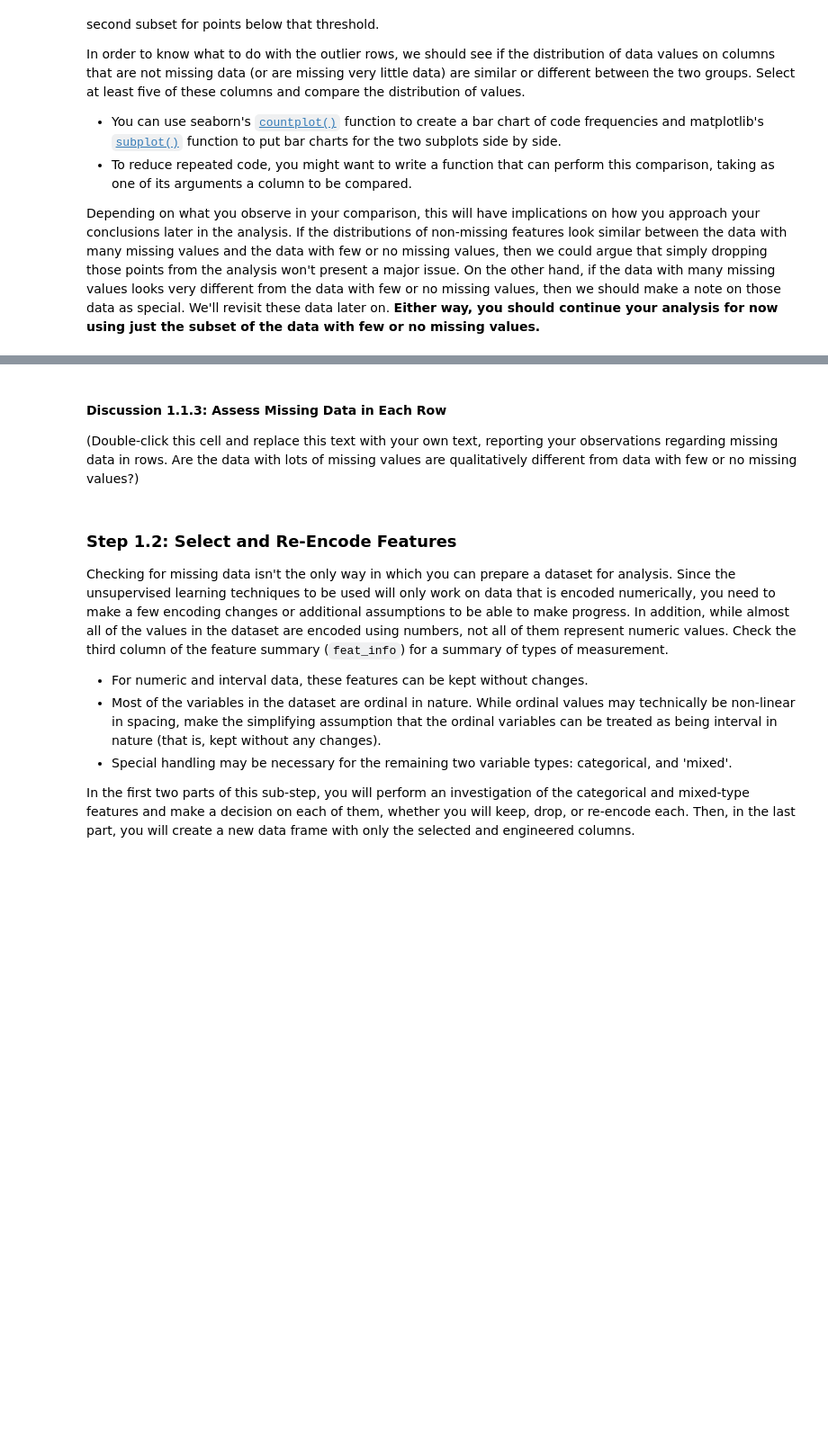
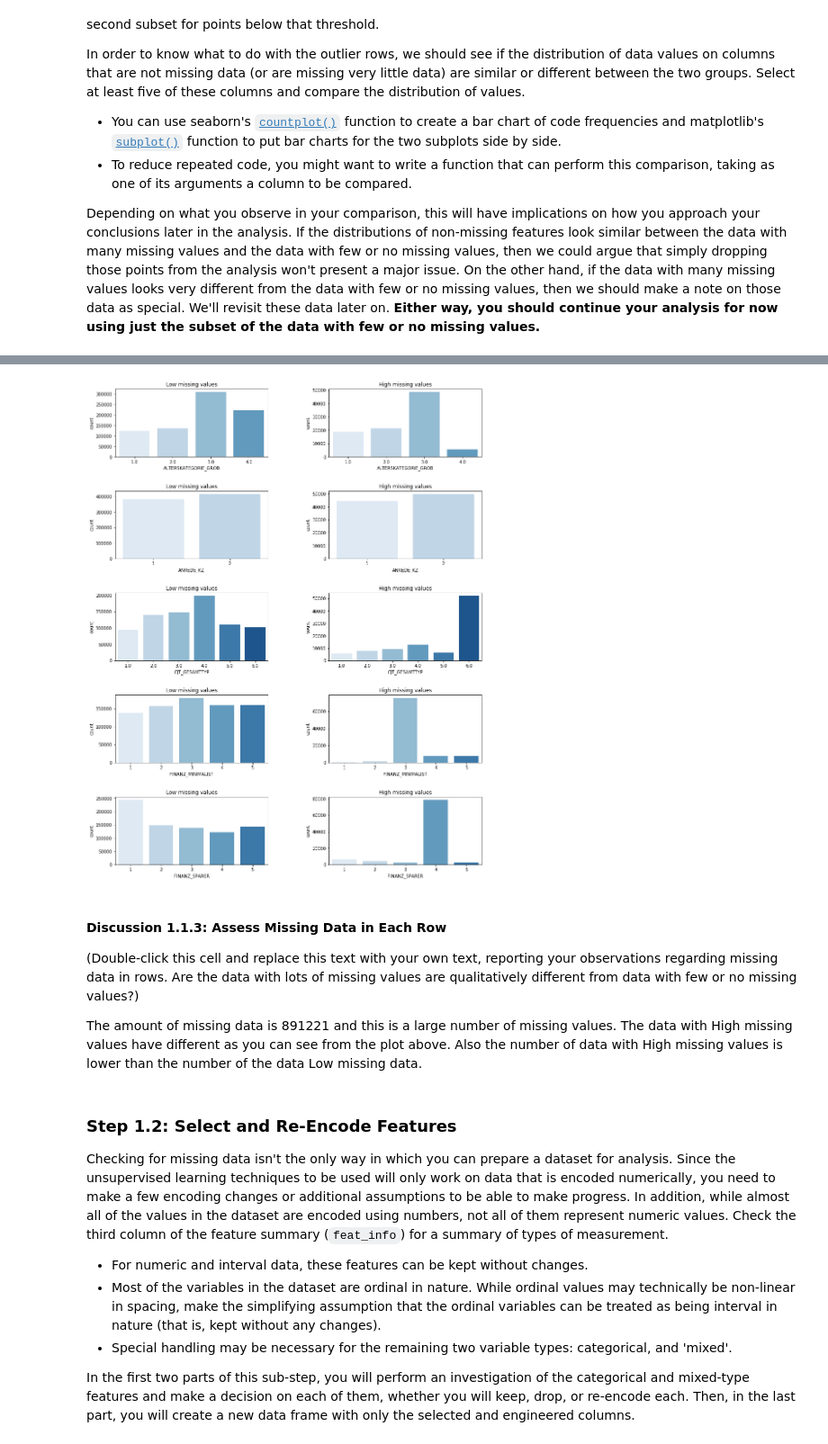
Before and after one commit to AhmedAlsudairi/Identify-Customer-Segments, a Jupyter notebook: Identify_Customer_Segments.ipynb, the cells around one changed output, grey strips where cells are left out. Shown: that part at 90% size. Drawn from its saved outputs; the diff is of its cells as text; code cells hidden in the pictures; blank space fills up the shorter version.

Commit message:
finishing the ananalysis of the data

```diff
--- a/Identify_Customer_Segments.ipynb
+++ b/Identify_Customer_Segments.ipynb
@@ -212,3 +244,6 @@ Depending on what you observe in your comparison, this will have implications on
 # %%
 # Write code to divide the data into two subsets based on the number of missing
 # values in each row.
+
+azdias_low_missing_values = azdias[missing_row<20]
+azdias_high_missing_values = azdias[missing_row>=20]
@@ -218,7 +250,29 @@ Depending on what you observe in your comparison, this will have implications on
+# %%
+# Compare the distribution of values for at least five columns where there are
+# no or few missing values, between the two subsets.
+
+def plot_comparetion(low_missing_values,high_missing_values):
+    figure, axs = plt.subplots(nrows=len(azdias.columns[0:5]), ncols=2, figsize = (15,20))
+    figure.subplots_adjust(hspace = 0.5, wspace=.4)
+    row = 0
+    for column_index in azdias.columns[0:5]:
+        sns.set_palette("Blues")
+        sns.countplot(low_missing_values[column_index], ax=axs[row][0])
+        axs[row][0].set_title('Low missing values')
+        sns.countplot(high_missing_values[column_index], ax=axs[row][1])
+        axs[row][1].set_title('High missing values')
+        row += 1
+# %%
+plot_comparetion(azdias_low_missing_values, azdias_high_missing_values)
+# %% [output]
+[figure, added]
 # %% [markdown]
 #### Discussion 1.1.3: Assess Missing Data in Each Row
 
 (Double-click this cell and replace this text with your own text, reporting your observations regarding missing data in rows. Are the data with lots of missing values are qualitatively different from data with few or no missing values?)
+
+The amount of missing data is 891221 and this is a large number of missing values.
+The data with High missing values have different as you can see from the plot above. Also the number of data with High missing values is lower than the number of the data Low missing data.
 # %% [markdown]
 ### Step 1.2: Select and Re-Encode Features
 
```
Also changed, not shown: parts of 10 cells of this notebook.
